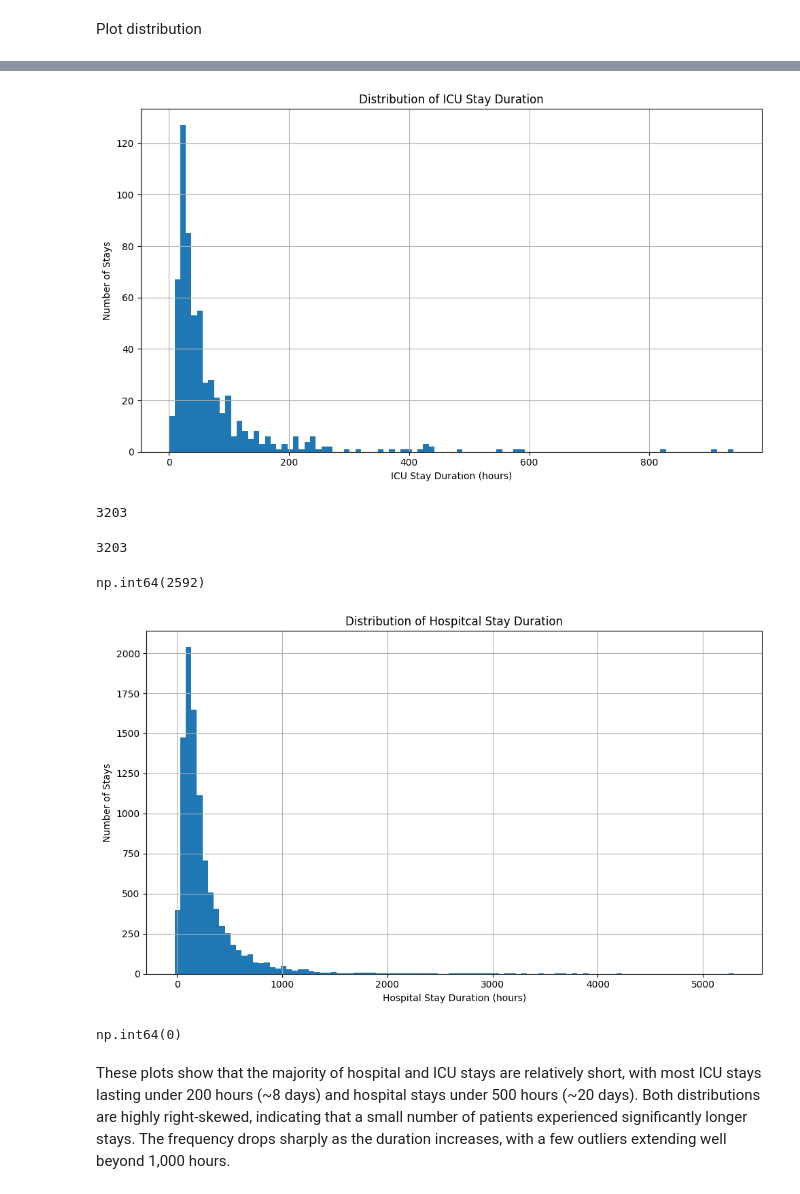
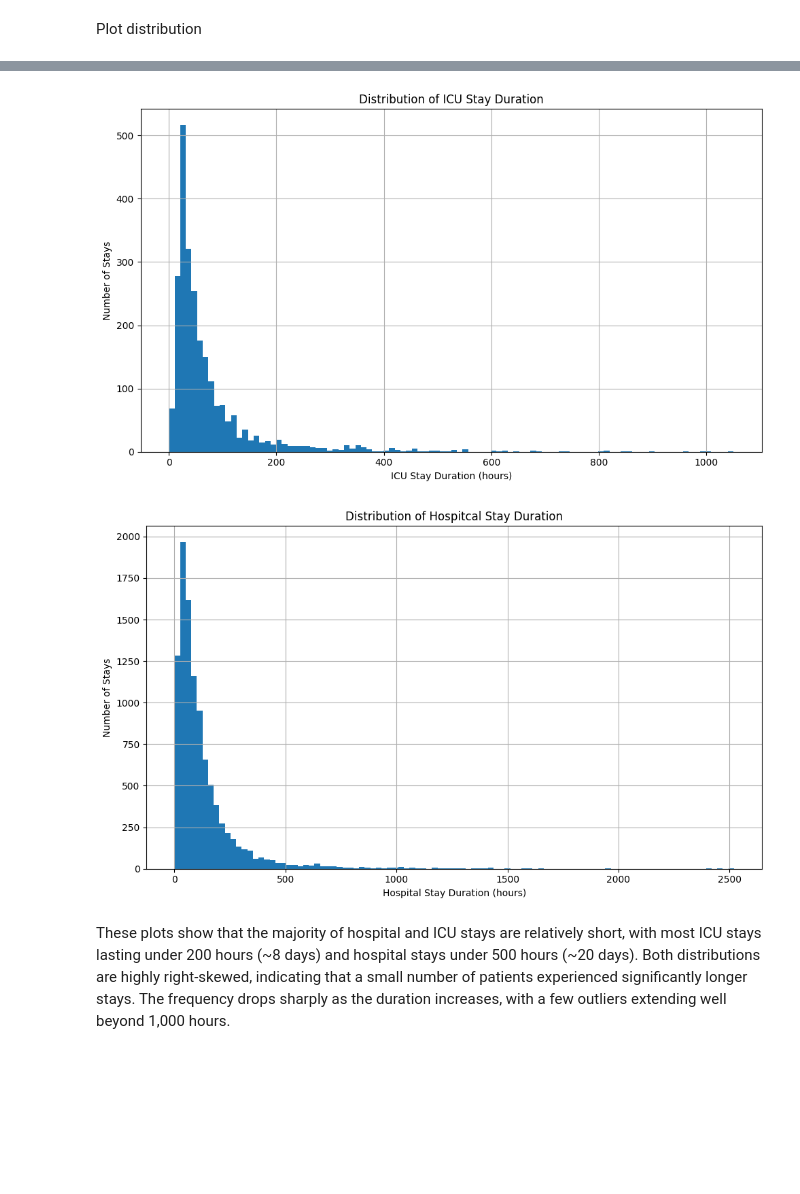
Before and after one commit to Sheng214/mimic-readmission-predict, a Jupyter notebook: notebooks/Mimiciv_Hospital_readmission - EDA_v2.ipynb, the cells around one changed output, grey strips where cells are left out. Drawn from its saved outputs; the diff is of its cells as text; code cells hidden in the pictures; blank space fills up the shorter version.

```diff
--- a/notebooks/Mimiciv_Hospital_readmission - EDA_v2.ipynb
+++ b/notebooks/Mimiciv_Hospital_readmission - EDA_v2.ipynb
@@ -83,6 +104,6 @@ True
 # %% [markdown]
 Define the Table and Load into DataFrame
 # %%
-path = "../data/10k_cohort_full_features_2025_08_14_1806.csv"
+path = "../data/10kPatients_cohort_full_features_2025_08_22_0228.csv"
 
 df = pd.read_csv(path)
@@ -119,5 +152,0 @@ print(list(df.columns))
-# %%
-df['admittime'] = pd.to_datetime(df['admittime'])
-df['dischtime'] = pd.to_datetime(df['dischtime'])
-df['icu_intime'] = pd.to_datetime(df['icu_intime'])
-df['icu_outtime'] = pd.to_datetime(df['icu_outtime'])
@@ -147,0 +153,18 @@ memory usage: 3.0+ MB
+# %%
+# Ensure datetime dtypes (force a consistent tz to avoid mixed types)
+date_cols = ['admittime','dischtime','icu_intime','icu_outtime']
+df.loc[:, date_cols] = df[date_cols].apply(
+    lambda s: pd.to_datetime(s, errors='coerce', utc=True)
+)
+
+# 2) Compute Timedelta
+df['length_of_icu_stay'] = df['icu_outtime'] - df['icu_intime']
+df['admit_to_disch'] = df['dischtime'] - df['admittime']
+
+# 3) Hours (no .dt needed)
+df['length_of_icu_stay_hours'] = df['length_of_icu_stay'] / pd.Timedelta(hours=1)
+df['admit_to_disch_hours'] = df['admit_to_disch'] / pd.Timedelta(hours=1)
+
+# cleanups
+df.loc[df['length_of_icu_stay_hours'] < 0, 'length_of_icu_stay_hours'] = np.nan  # bad clocks
+df.loc[df['admit_to_disch_hours'] < 0, 'admit_to_disch_hours'] = np.nan  # bad clocks
@@ -157,6 +186,5 @@ plt.show()
 # %%
 # Convert timedelta to hours (or use .dt.days for days)
-df['length_of_icu_stay_hours'] = df['length_of_icu_stay'].dt.total_seconds() / 3600
 
 plt.figure(figsize=(10, 6))
 df['length_of_icu_stay_hours'].hist(bins=100)
@@ -166,35 +194,17 @@ plt.title('Distribution of ICU Stay Duration')
 plt.tight_layout()
 plt.show()
 # %% [output]
-[figure, old version]
+[figure, new version]
-# %%
-print(len(df))
-# %% [output]
-3203
-# %%
-print(len(df['length_of_icu_stay_hours']))
-# %% [output]
-3203
-# %%
-df['length_of_icu_stay_hours'].isna().sum()
-# %% [output]
-np.int64(2592)
 # %%
 # Convert timedelta to hours (or use .dt.days for days)
-df['admit_to_disch_hours'] = df['admit_to_disch'].dt.total_seconds() / 3600
-
 plt.figure(figsize=(10, 6))
 df['admit_to_disch_hours'].hist(bins=100)
 plt.xlabel('Hospital Stay Duration (hours)')
 plt.ylabel('Number of Stays')
 plt.title('Distribution of Hospitcal Stay Duration')
 plt.tight_layout()
 plt.show()
 # %% [output]
-[figure, old version]
+[figure, new version]
-# %%
-df['admit_to_disch_hours'].isna().sum()
-# %% [output]
-np.int64(0)
 # %% [markdown]
 These plots show that the majority of hospital and ICU stays are relatively short, with most ICU stays lasting under 200 hours (~8 days) and hospital stays under 500 hours (~20 days). Both distributions are highly right-skewed, indicating that a small number of patients experienced significantly longer stays. The frequency drops sharply as the duration increases, with a few outliers extending well beyond 1,000 hours.
```
Also changed, not shown: parts of 105 cells of this notebook, 14 other files.
